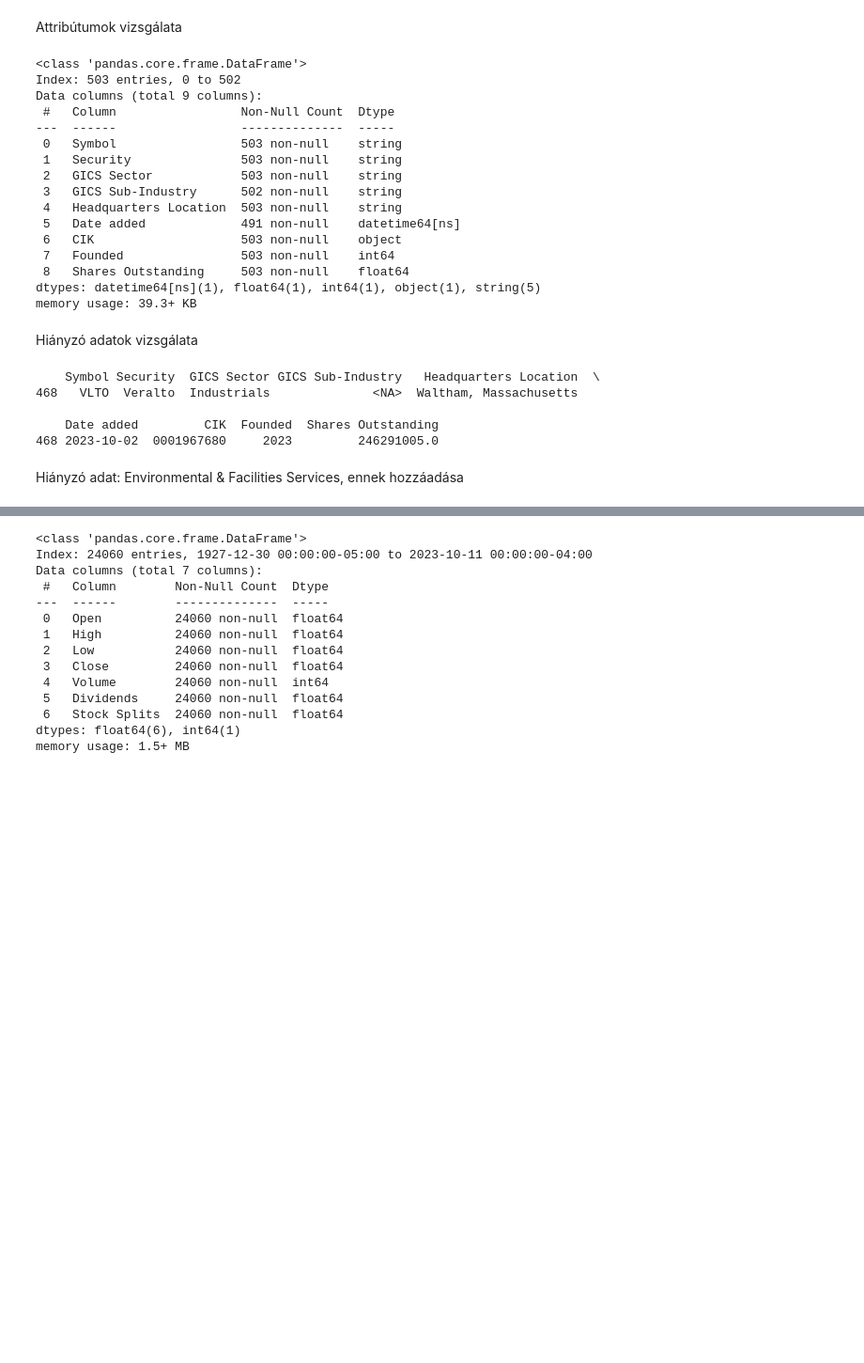
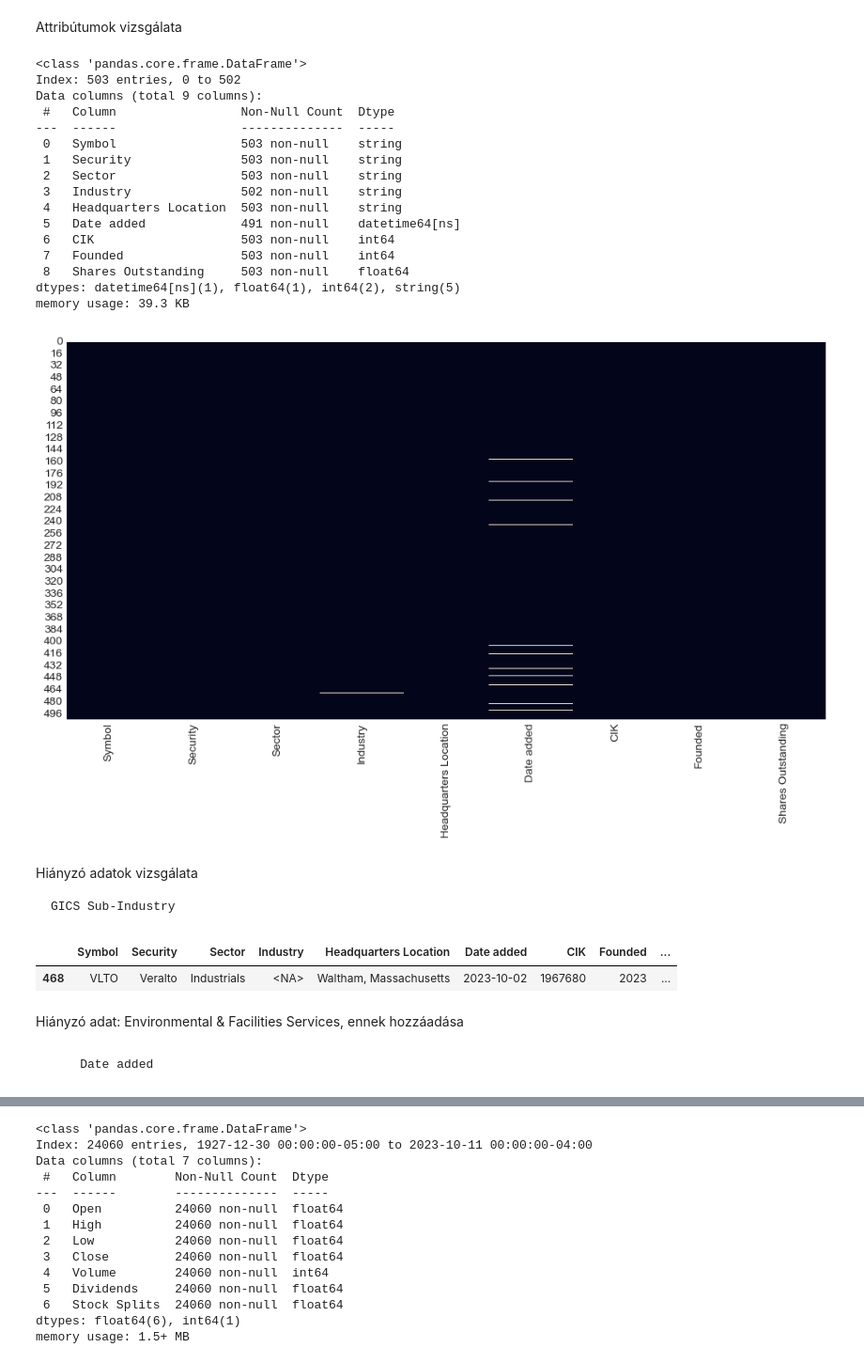
Before and after one commit to Bb1164/Data-Science-HF, a Jupyter notebook: sample.ipynb, the cells around one changed output, grey strips where cells are left out. Shown at 94% size. Saved outputs shown, nothing was run; the diff lists cells and outputs as text; code cells hidden in the pictures; blank space fills up the shorter version.

```diff
--- a/sample.ipynb
+++ b/sample.ipynb
@@ -122,2 +116,4 @@ Emellet az sp500.csv több információt tartalmaz a cégekről, és összes sp5
 # %%
-sp500 = sp500_companies1
+sp500_companies = sp500_companies1
+sp500_companies.rename()
+sp500_companies.describe(include='all')
@@ -126,11 +124,13 @@ Adatok tisztítása
 # %%
 text_cols = ['Symbol', 'Security', 'GICS Sector', 'GICS Sub-Industry', 'Headquarters Location']
 for col in text_cols:
-    sp500[col] = sp500[col].astype('string').str.strip()
+    sp500_companies[col] = sp500_companies[col].astype('string').str.strip()
+#Indexek közötti konzisztencia érdekében
+sp500_companies.rename(columns={'GICS Sector': 'Sector'}, inplace=True)
+sp500_companies.rename(columns={'GICS Sub-Industry': 'Industry'}, inplace=True)
 
-sp500['Date added'] = pd.to_datetime(sp500['Date added'], errors='coerce')
-
-sp500['CIK'] = sp500['CIK'].astype(str).str.zfill(10)
+sp500_companies['Date added'] = pd.to_datetime(sp500_companies['Date added'], errors='coerce')
+sp500_companies['CIK'] = sp500_companies['CIK'].astype(int)
 
 import re
 def extract_year(x):
@@ -139,15 +139,14 @@ def extract_year(x):
     years = [int(y) for y in re.findall(r'(\d{4})', str(x))]
     return min(years) if years else pd.NA
 
-sp500['Founded'] = sp500['Founded'].apply(extract_year)
-sp500['Founded'] = pd.to_numeric(sp500['Founded'], errors='coerce')
+sp500_companies['Founded'] = sp500_companies['Founded'].apply(extract_year)
+sp500_companies['Founded'] = pd.to_numeric(sp500_companies['Founded'], errors='coerce')
 
 
 
-print(sp500.isna().sum())
-print(sp500[sp500["Founded"].isna()].Symbol)
-print(sp500[sp500["Date added"].isna()].Symbol)
-sp500.head()
+print(sp500_companies.isna().sum())
+print(sp500_companies[sp500_companies["Founded"].isna()].Symbol)
+print(sp500_companies[sp500_companies["Date added"].isna()].Symbol)
 # %% [output]
 Symbol                    0
 Security                  0
@@ -175,34 +168,36 @@ Name: Symbol, dtype: string
 # %% [markdown]
  Attribútumok vizsgálata
 # %%
-sp500.info()
+sp500_companies.info()
+sns.heatmap(sp500_companies.isna(), cbar=False)
+plt.show()
 # %% [output]
 <class 'pandas.core.frame.DataFrame'>
 Index: 503 entries, 0 to 502
 Data columns (total 9 columns):
  #   Column                 Non-Null Count  Dtype
 ---  ------                 --------------  -----
  0   Symbol                 503 non-null    string
  1   Security               503 non-null    string
- 2   GICS Sector            503 non-null    string
- 3   GICS Sub-Industry      502 non-null    string
+ 2   Sector                 503 non-null    string
+ 3   Industry               502 non-null    string
  4   Headquarters Location  503 non-null    string
  5   Date added             491 non-null    datetime64[ns]
- 6   CIK                    503 non-null    object
+ 6   CIK                    503 non-null    int64
  7   Founded                503 non-null    int64
  8   Shares Outstanding     503 non-null    float64
-dtypes: datetime64[ns](1), float64(1), int64(1), object(1), string(5)
-memory usage: 39.3+ KB
+dtypes: datetime64[ns](1), float64(1), int64(2), string(5)
+memory usage: 39.3 KB
+[figure, added]
 # %% [markdown]
 Hiányzó adatok vizsgálata
+
+    GICS Sub-Industry
 # %%
-print(sp500[sp500["GICS Sub-Industry"].isna()])
+sp500_companies[sp500_companies["Industry"].isna()]
 # %% [output]
-    Symbol Security  GICS Sector GICS Sub-Industry   Headquarters Location  \
-468   VLTO  Veralto  Industrials              <NA>  Waltham, Massachusetts
-
-    Date added         CIK  Founded  Shares Outstanding
-468 2023-10-02  0001967680     2023         246291005.0
+|  | Symbol | Security | Sector | Industry | Headquarters Location | Date added | CIK | Founded | ... |
+| 468 | VLTO | Veralto | Industrials | <NA> | Waltham, Massachusetts | 2023-10-02 | 1967680 | 2023 | ... |
 # %% [markdown]
 Hiányzó adat: Environmental & Facilities Services, ennek hozzáadása
 # %%
@@ -210 +205,3 @@ sp500.loc[sp500["Symbol"] == "VLTO", "GICS Sub-Industry"] = "Environmental & Fac
+# %% [markdown]
+        Date added
 # %%
```
Also changed, not shown: parts of 75 cells of this notebook.
